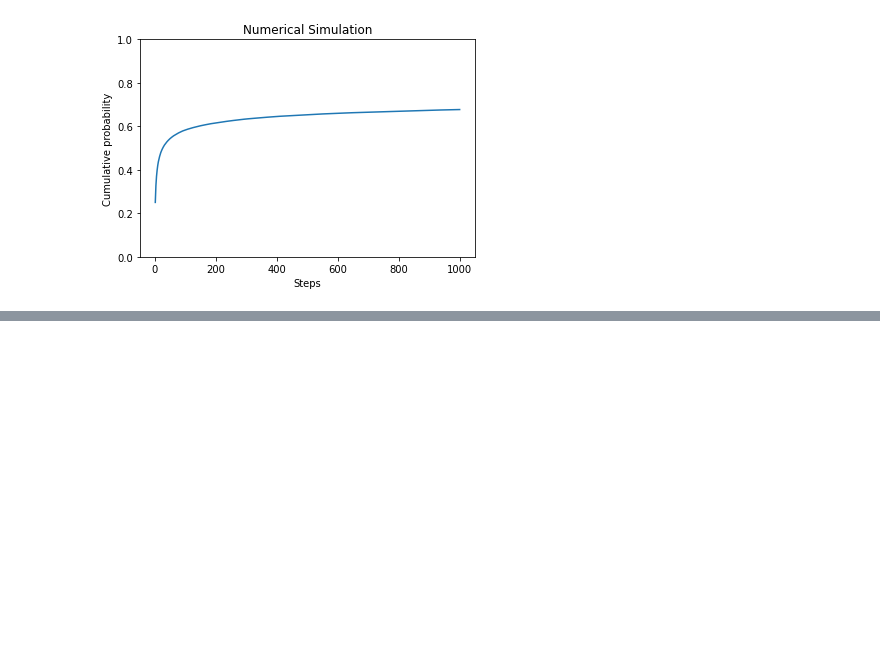
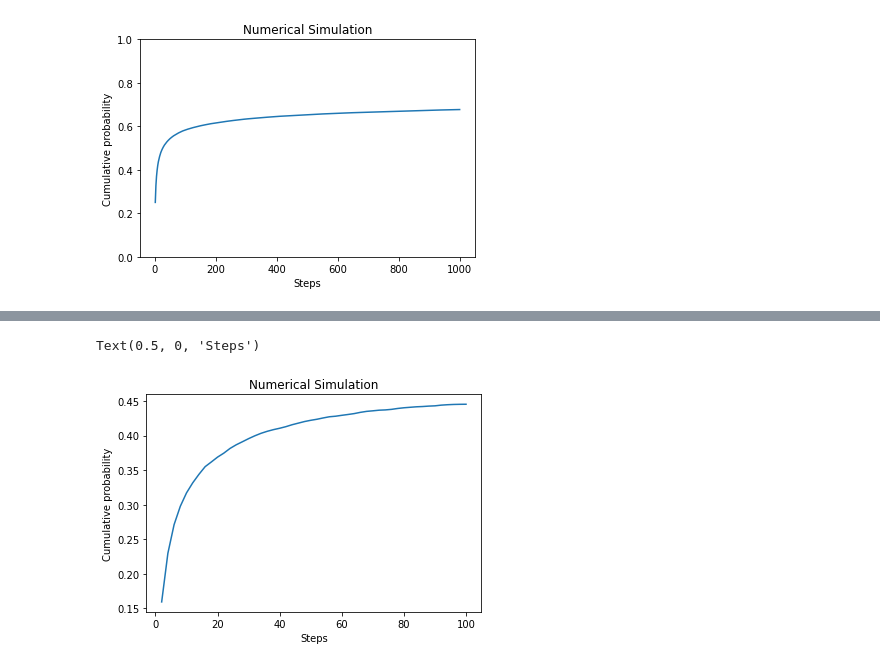
Before and after one commit to AkiraTerao/random_walk, a Jupyter notebook: random_walk_prob.ipynb, the cells around one changed output, grey strips where cells are left out. Saved outputs shown, nothing was run; the diff lists cells and outputs as text; code cells hidden in the pictures; blank space fills up the shorter version.

```diff
--- a/random_walk_prob.ipynb
+++ b/random_walk_prob.ipynb
@@ -229,0 +248,52 @@ plt.ylim([0,1])
+# %%
+num=10000
+step=100
+prop3d_sim=[]
+st_s=[]
+a=np.random.random((num,step))
+a[a>0.5]=1
+a[a<=0.5]=-1
+
+b=np.random.random((num,step))
+b[a>0.5]=1
+b[a<=0.5]=-1
+
+b2=np.random.random((num,step))
+b2[a>0.5]=1
+b2[a<=0.5]=-1
+
+vx=np.random.random((num,step))
+vx[vx>2/3]=1
+vx[vx<=2/3]=0
+
+vxnot=np.logical_not(vx).astype(int)
+
+v=np.random.random((num,step))
+v[v>1/2]=1
+v[v<=1/2]=0
+
+vy=v*vxnot
+vz=np.logical_not(v)*vxnot
+
+x=vx*a
+y=vy*b
+z=vz*b2
+
+for i in np.arange(2,step+2,2):
+ sx=np.sum(x[:,:i],axis=1)
+ sy=np.sum(y[:,:i],axis=1)
+ sz=np.sum(z[:,:i],axis=1)
+
+ ind=np.where((sx==0) & (sy==0) & (sz==0))
+ c=np.size(ind)
+ p3=c/num
+ prop3d_sim.append(p3)
+ st_s.append(int(i))
+cm_prop3d_sim=np.cumsum(prop3d_sim)
+plt.plot(st_s,cm_prop3d_sim)
+plt.title('Numerical Simulation')
+plt.ylabel('Cumulative probability')
+plt.xlabel('Steps')
+# %% [output]
+Text(0.5, 0, 'Steps')
+[figure, added]
```
Also changed, not shown: parts of 6 cells of this notebook.
